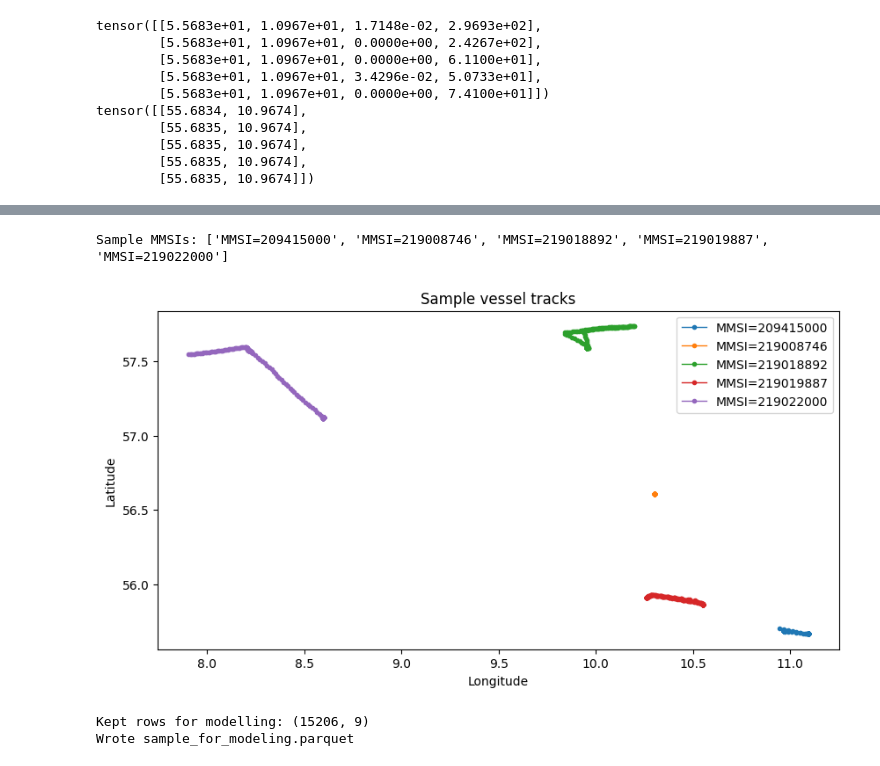
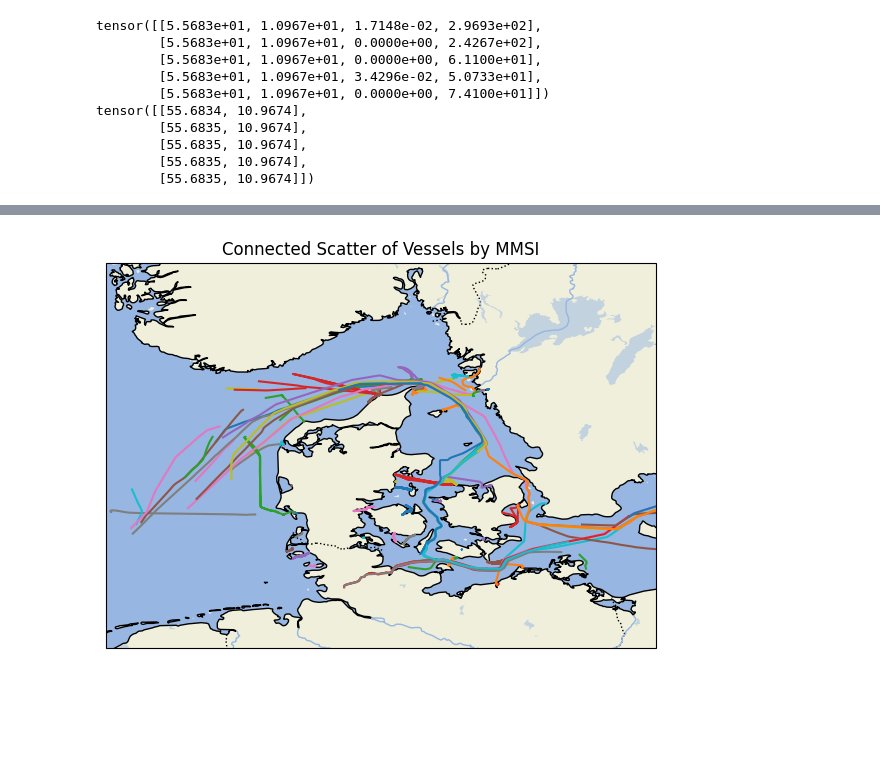
Before and after one commit to veronikal24/DeepLearning, a Jupyter notebook: DataExplorationVeronika.ipynb, the cells around one changed output, grey strips where cells are left out. Saved outputs shown, nothing was run; the diff lists cells and outputs as text; code cells hidden in the pictures; blank space fills up the shorter version.

Commit message:
cleaned up the data exploration file, addes some more stuff

```diff
--- a/DataExplorationVeronika.ipynb
+++ b/DataExplorationVeronika.ipynb
@@ -144,12 +68,0 @@ Segments total: 108
-# %%
-# Time coverage and records per day
-# ensure Timestamp is datetime
-df['Timestamp'] = pd.to_datetime(df['Timestamp'])
-print('Time range:', df['Timestamp'].min(), 'to', df['Timestamp'].max())
-
-# records per day
-daily = df.set_index('Timestamp').resample('D').size()
-daily.plot()
-plt.title('Records per day')
-plt.ylabel('Records')
-plt.show()
@@ -173,31 +69,4 @@ plt.show()
-# %%
-# Map: sample some MMSIs and plot tracks
-sample_mmsis = df['MMSI'].value_counts().head(5).index.tolist()
-print('Sample MMSIs:', sample_mmsis)
-
-fig, ax = plt.subplots()
-for m in sample_mmsis:
-    sub = df[df['MMSI']==m].sort_values('Timestamp')
-    ax.plot(sub['Longitude'], sub['Latitude'], marker='.', linewidth=1, label=str(m))
-ax.set_xlabel('Longitude')
-ax.set_ylabel('Latitude')
-ax.set_title('Sample vessel tracks')
-ax.legend()
-plt.show()
-# %% [output]
-Sample MMSIs: ['MMSI=209415000', 'MMSI=219008746', 'MMSI=219018892', 'MMSI=219019887', 'MMSI=219022000']
-[figure, removed]
-# %%
-# Save cleaned sample for modelling (optional)
-# Keep these columns and a sample of segments with at least N points
-keep_cols = ['MMSI','Segment','Timestamp','Longitude','Latitude','SOG','COG']
-seg_len = df.groupby(['MMSI','Segment']).size().reset_index(name='n')
-keep_segments = seg_len[seg_len['n']>=100][['MMSI','Segment']]
-keep_df = df.merge(keep_segments, on=['MMSI','Segment'], how='inner')
-print('Kept rows for modelling:', keep_df.shape)
-# write to a local parquet sample
-keep_df.to_parquet('sample_for_modeling.parquet', index=False)
-print('Wrote sample_for_modeling.parquet')
-# %% [output]
-Kept rows for modelling: (15206, 9)
-Wrote sample_for_modeling.parquet
+# %%
+plot_paths_on_map(df)
+# %% [output]
+[figure, added]
```
Also changed, not shown: parts of 17 cells of this notebook.
